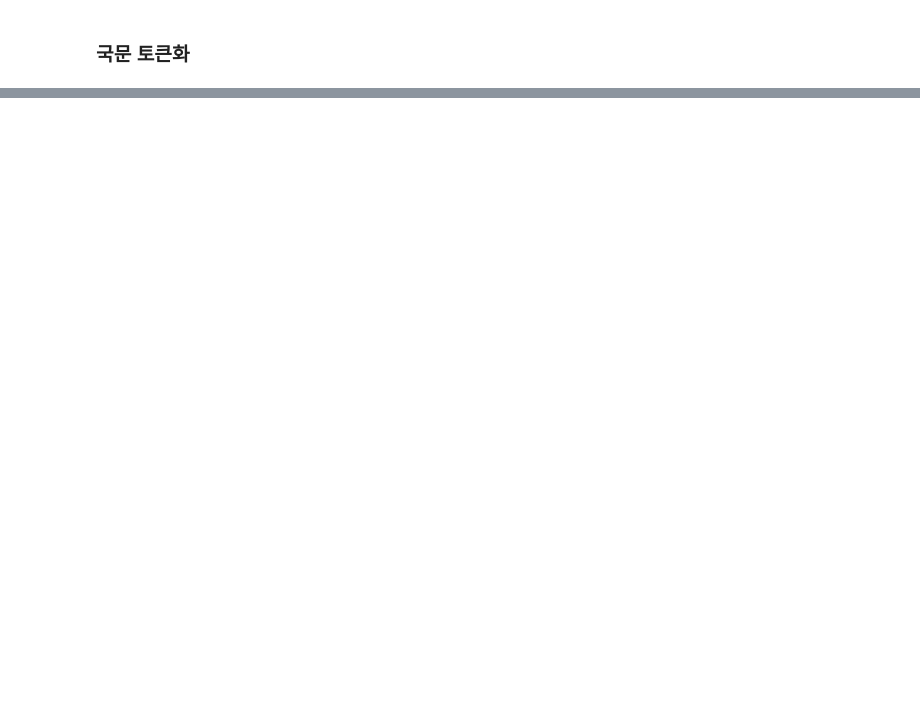
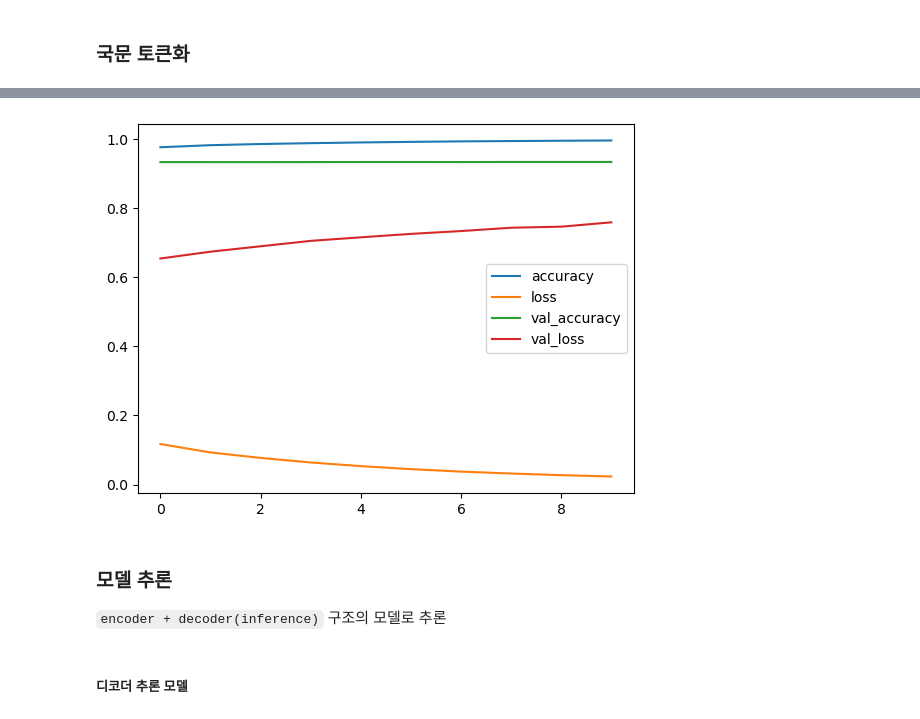
Before and after one commit to yugyeongh/encore_skn11, a Jupyter notebook: 07_nlp/07_seq2seq/01_seq2seq_translation.ipynb, the cells around one changed output, grey strips where cells are left out. Cells and saved outputs as stored; diff of their text form; code cells hidden in the pictures; blank space fills up the shorter version.

```diff
--- a/07_nlp/07_seq2seq/01_seq2seq_translation.ipynb
+++ b/07_nlp/07_seq2seq/01_seq2seq_translation.ipynb
@@ -127,0 +348,14 @@ kor_tokenizer.fit_on_texts(kor_input + kor_targets) # <sos>, <eos> 포함
+# %%
+decoder_teacher_forcing_model.compile(
+    loss='sparse_categorical_crossentropy',
+    optimizer='adam',
+    metrics=['accuracy']
+)
+
+history = decoder_teacher_forcing_model.fit(
+    [eng_inputs_padded, kor_inputs_padded],
+    kor_targets_padded,
+    batch_size=64,
+    epochs=10,
+    validation_split=0.2
+)
@@ -127,0 +383,7 @@ kor_tokenizer.fit_on_texts(kor_input + kor_targets) # <sos>, <eos> 포함
+# %%
+import matplotlib.pyplot as plt
+
+pd.DataFrame(history.history).plot()
+plt.show()
+# %% [output]
+[figure, added]
@@ -127,0 +397,5 @@ kor_tokenizer.fit_on_texts(kor_input + kor_targets) # <sos>, <eos> 포함
+# %% [markdown]
+### 모델 추론
+`encoder + decoder(inference)` 구조의 모델로 추론
+# %% [markdown]
+##### 디코더 추론 모델
```
Also changed, not shown: parts of 30 cells of this notebook, 3 other files.
